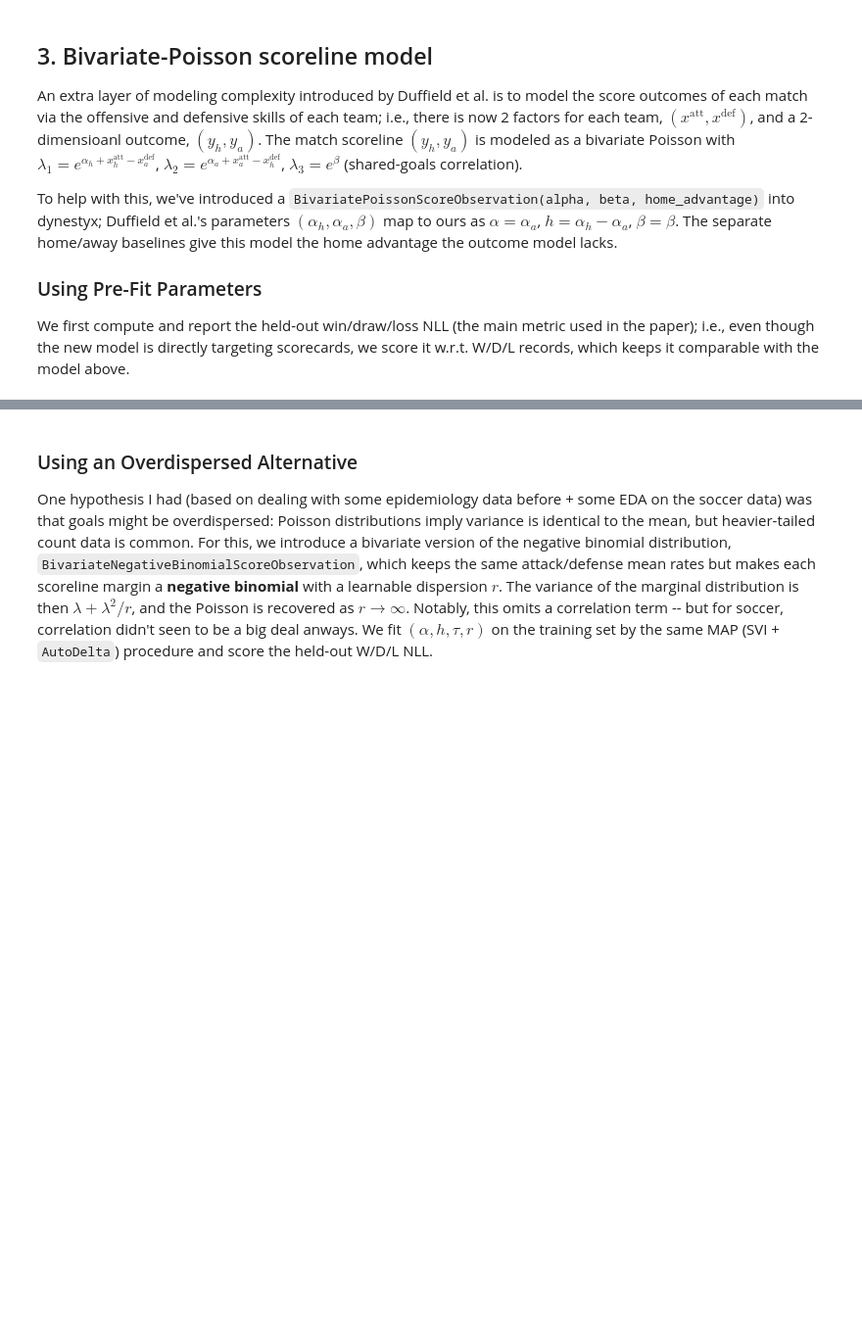
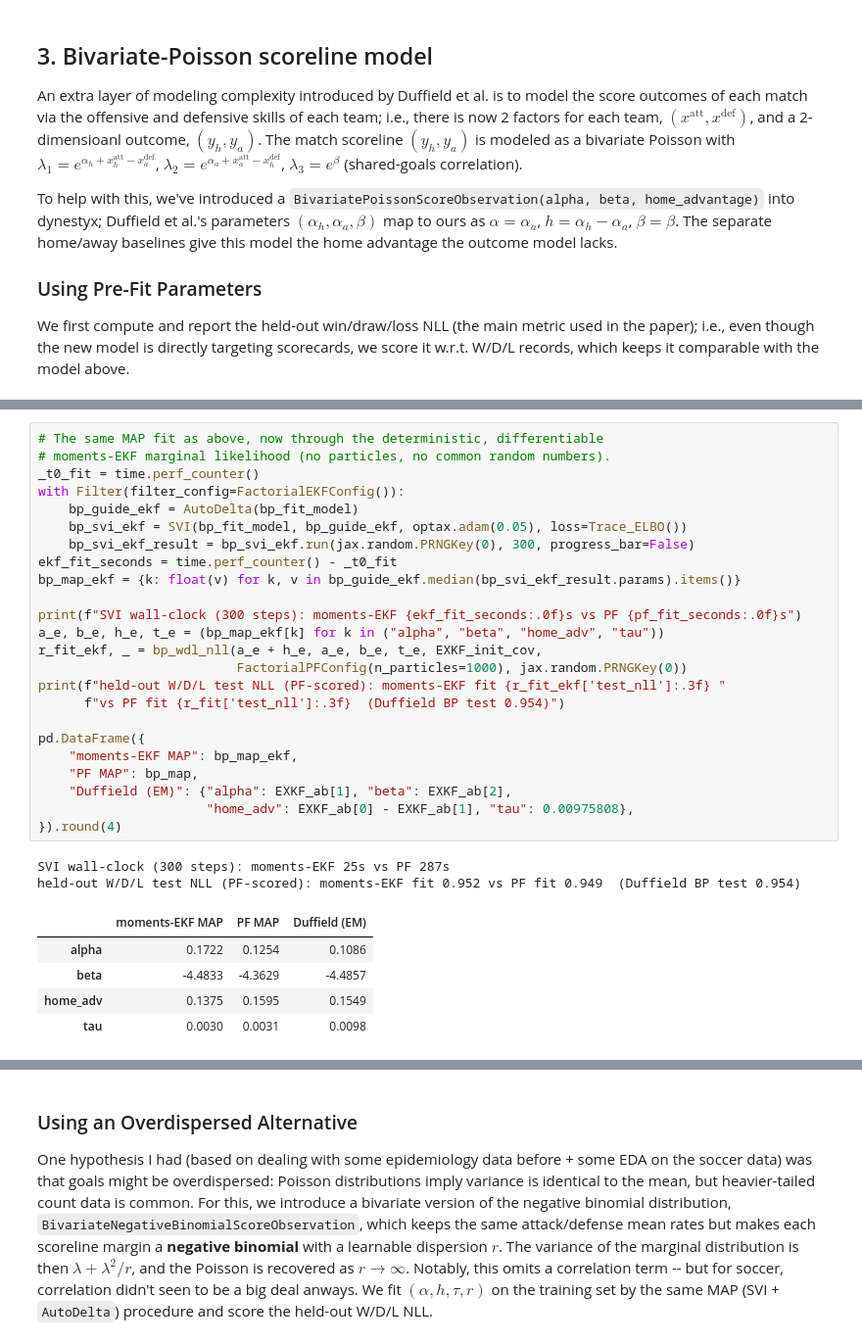
Before and after one commit to DanWaxman/dynestyx, a Jupyter notebook: docs/deep_dives/duffield_football_epl.ipynb, the cells around one changed output, grey strips where cells are left out. Shown at 98% size. Cells and saved outputs as stored; diff of their text form; blank space fills up the shorter version.

```diff
--- a/docs/deep_dives/duffield_football_epl.ipynb
+++ b/docs/deep_dives/duffield_football_epl.ipynb
@@ -246,0 +312,32 @@ Duffield (EM):       alpha_a=0.109, beta=-4.486, home_adv=0.155
+# %%
+# The same MAP fit as above, now through the deterministic, differentiable
+# moments-EKF marginal likelihood (no particles, no common random numbers).
+_t0_fit = time.perf_counter()
+with Filter(filter_config=FactorialEKFConfig()):
+    bp_guide_ekf = AutoDelta(bp_fit_model)
+    bp_svi_ekf = SVI(bp_fit_model, bp_guide_ekf, optax.adam(0.05), loss=Trace_ELBO())
+    bp_svi_ekf_result = bp_svi_ekf.run(jax.random.PRNGKey(0), 300, progress_bar=False)
+ekf_fit_seconds = time.perf_counter() - _t0_fit
+bp_map_ekf = {k: float(v) for k, v in bp_guide_ekf.median(bp_svi_ekf_result.params).items()}
+
+print(f"SVI wall-clock (300 steps): moments-EKF {ekf_fit_seconds:.0f}s vs PF {pf_fit_seconds:.0f}s")
+a_e, b_e, h_e, t_e = (bp_map_ekf[k] for k in ("alpha", "beta", "home_adv", "tau"))
+r_fit_ekf, _ = bp_wdl_nll(a_e + h_e, a_e, b_e, t_e, EXKF_init_cov,
+                          FactorialPFConfig(n_particles=1000), jax.random.PRNGKey(0))
+print(f"held-out W/D/L test NLL (PF-scored): moments-EKF fit {r_fit_ekf['test_nll']:.3f} "
+      f"vs PF fit {r_fit['test_nll']:.3f}  (Duffield BP test 0.954)")
+
+pd.DataFrame({
+    "moments-EKF MAP": bp_map_ekf,
+    "PF MAP": bp_map,
+    "Duffield (EM)": {"alpha": EXKF_ab[1], "beta": EXKF_ab[2],
+                      "home_adv": EXKF_ab[0] - EXKF_ab[1], "tau": 0.00975808},
+}).round(4)
+# %% [output]
+SVI wall-clock (300 steps): moments-EKF 25s vs PF 287s
+held-out W/D/L test NLL (PF-scored): moments-EKF fit 0.952 vs PF fit 0.949  (Duffield BP test 0.954)
+|  | moments-EKF MAP | PF MAP | Duffield (EM) |
+| alpha | 0.1722 | 0.1254 | 0.1086 |
+| beta | -4.4833 | -4.3629 | -4.4857 |
+| home_adv | 0.1375 | 0.1595 | 0.1549 |
+| tau | 0.0030 | 0.0031 | 0.0098 |
```
Also changed, not shown: parts of 7 cells of this notebook, 12 other files.
